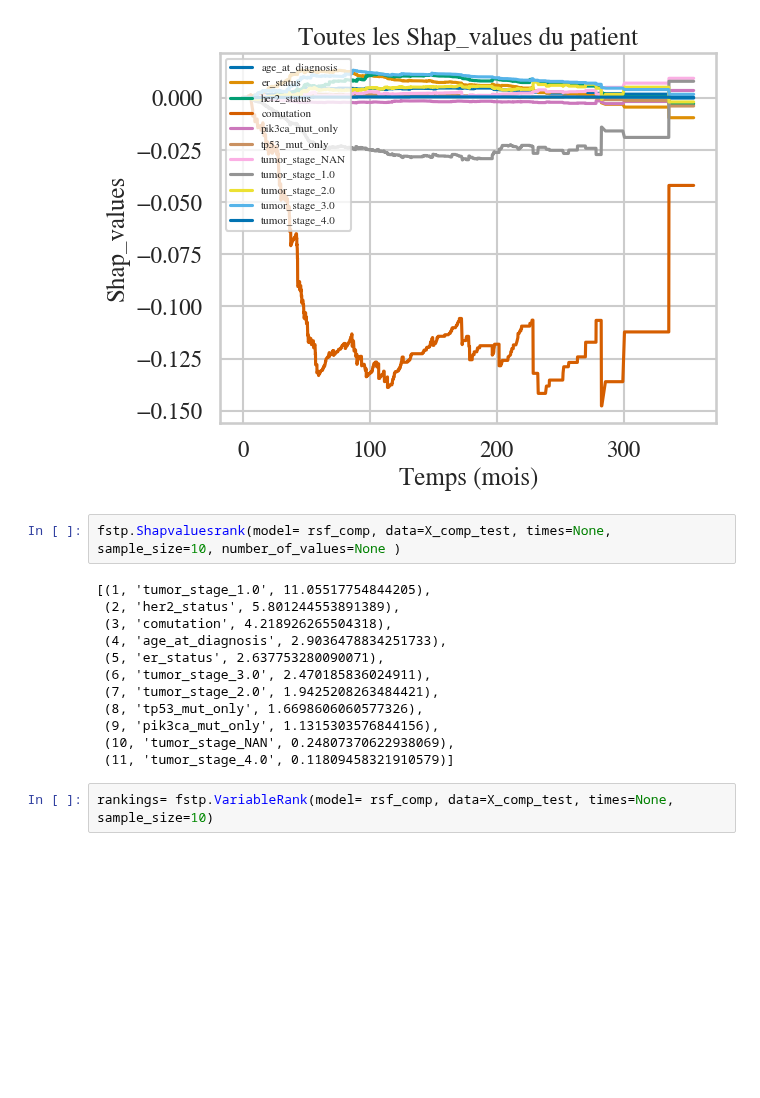
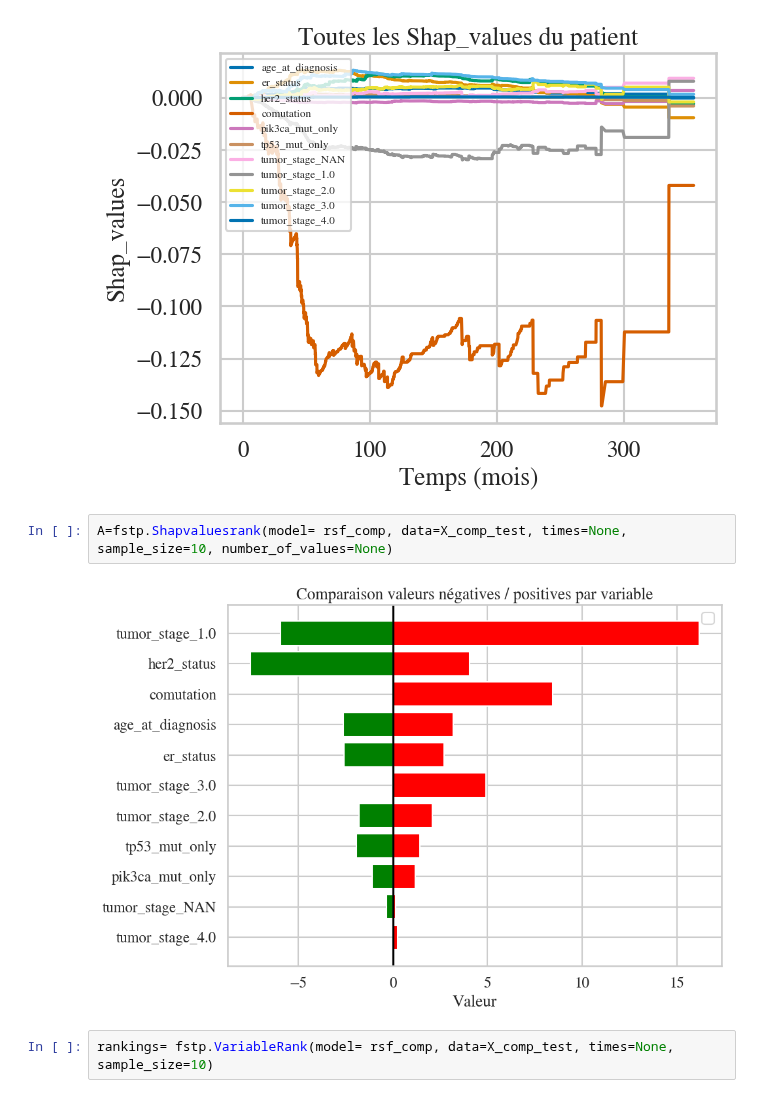
Before and after one commit to Clement-Dn/Surv-ML, a Jupyter notebook: SurvTreeShap_Metabric.ipynb, the cells around one changed output. Drawn from its saved outputs; the diff is of its cells as text; blank space fills up the shorter version.

```diff
--- a/SurvTreeShap_Metabric.ipynb
+++ b/SurvTreeShap_Metabric.ipynb
@@ -343,19 +343,9 @@ fstp.STP_graph(x=a, y=b, columns=list(comutés.columns), selection=None, min=10,
 # %% [output]
 [figure]
 # %%
-fstp.Shapvaluesrank(model= rsf_comp, data=X_comp_test, times=None, sample_size=10, number_of_values=None )
+A=fstp.Shapvaluesrank(model= rsf_comp, data=X_comp_test, times=None, sample_size=10, number_of_values=None)
 # %% [output]
-[(1, 'tumor_stage_1.0', 11.05517754844205),
- (2, 'her2_status', 5.801244553891389),
- (3, 'comutation', 4.218926265504318),
- (4, 'age_at_diagnosis', 2.9036478834251733),
- (5, 'er_status', 2.637753280090071),
- (6, 'tumor_stage_3.0', 2.470185836024911),
- (7, 'tumor_stage_2.0', 1.9425208263484421),
- (8, 'tp53_mut_only', 1.6698606060577326),
- (9, 'pik3ca_mut_only', 1.1315303576844156),
- (10, 'tumor_stage_NAN', 0.24807370622938069),
- (11, 'tumor_stage_4.0', 0.11809458321910579)]
+[figure, added]
 # %%
 rankings= fstp.VariableRank(model= rsf_comp, data=X_comp_test, times=None, sample_size=10)
 # %% [output]
```
Also changed, not shown: parts of 4 cells of this notebook, 2 other files.
